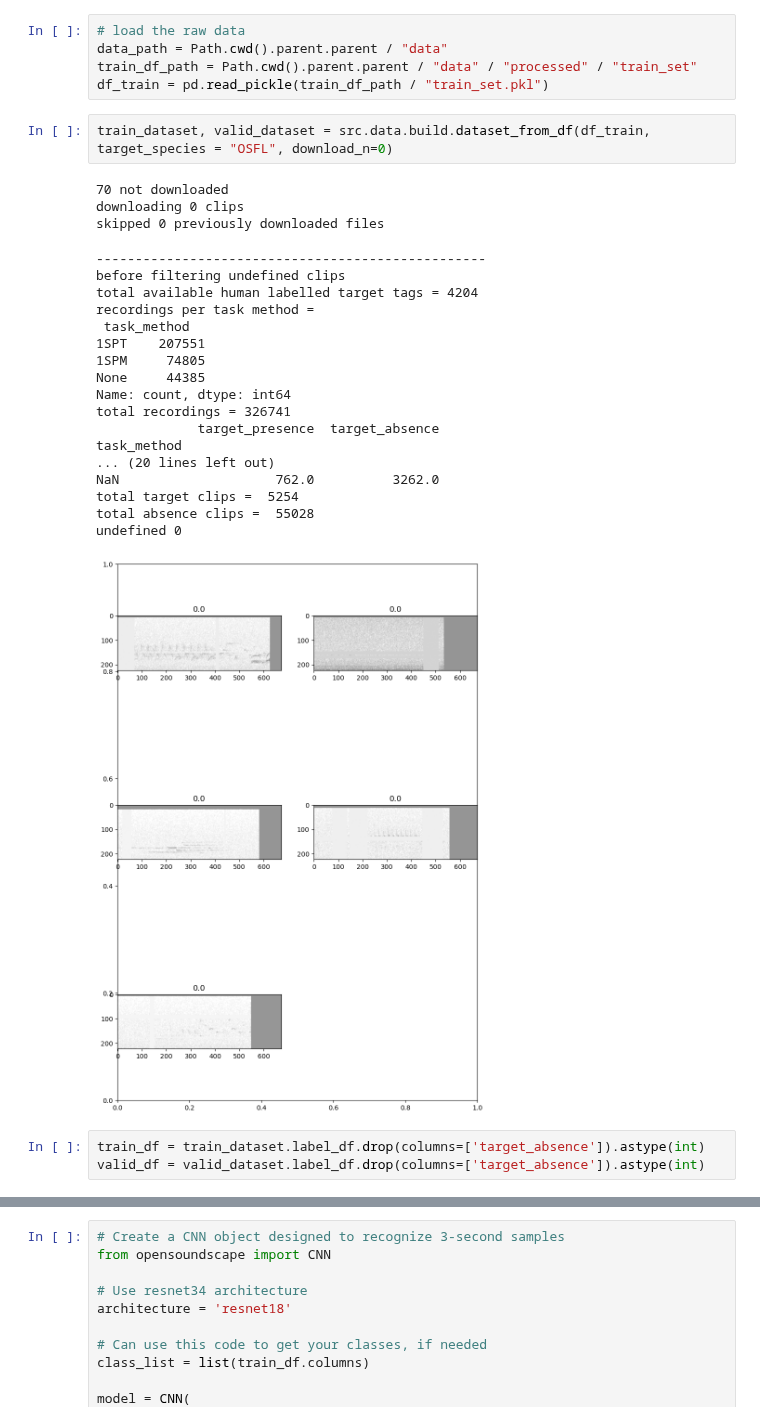
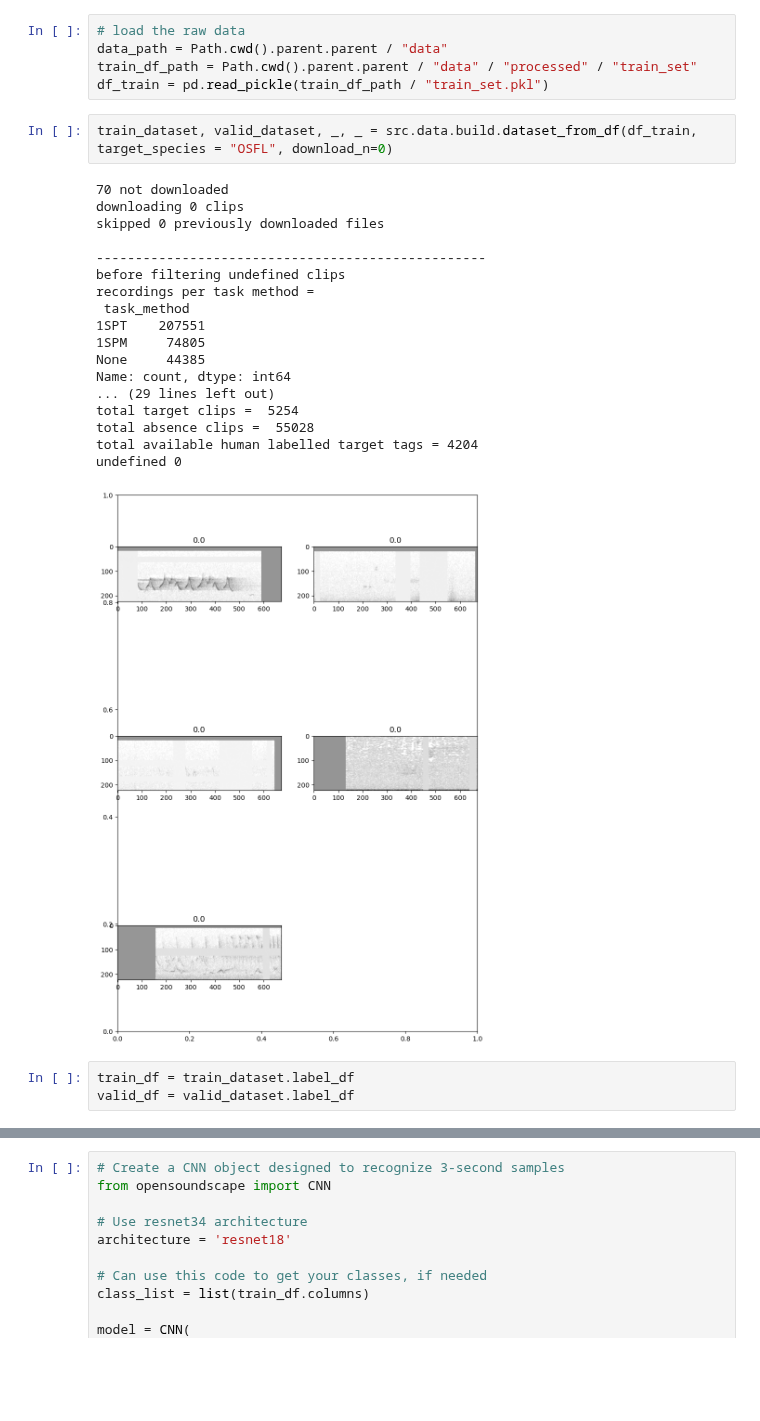
Before and after one commit to Mgallimore88/osfl_cnn_recognizer, a Jupyter notebook: notebooks/exploratory_nbs/1.15-mjg-osfl-try-opso-training-cycle.ipynb, the cells around one changed output, grey strips where cells are left out. Drawn from its saved outputs; the diff is of its cells as text; blank space fills up the shorter version.

```diff
--- a/notebooks/exploratory_nbs/1.15-mjg-osfl-try-opso-training-cycle.ipynb
+++ b/notebooks/exploratory_nbs/1.15-mjg-osfl-try-opso-training-cycle.ipynb
@@ -53,29 +35,26 @@ data_path = Path.cwd().parent.parent / "data"
 train_df_path = Path.cwd().parent.parent / "data" / "processed" / "train_set"
 df_train = pd.read_pickle(train_df_path / "train_set.pkl")
 # %%
-train_dataset, valid_dataset = src.data.build.dataset_from_df(df_train, target_species = "OSFL", download_n=0)
+train_dataset, valid_dataset, _, _ = src.data.build.dataset_from_df(df_train, target_species = "OSFL", download_n=0)
 # %% [output]
 70 not downloaded
 downloading 0 clips
 skipped 0 previously downloaded files
+
+--------------------------------------------------
+before filtering undefined clips
+recordings per task method =
+ task_method
+1SPT    207551
+1SPM     74805
+None     44385
+Name: count, dtype: int64
+... (29 lines left out)
+total target clips =  5254
+total absence clips =  55028
+total available human labelled target tags = 4204
+undefined 0
---------------------------------------------------
-before filtering undefined clips
-total available human labelled target tags = 4204
-recordings per task method =
- task_method
-1SPT    207551
-1SPM     74805
-None     44385
-Name: count, dtype: int64
-total recordings = 326741
-             target_presence  target_absence
-task_method
-... (20 lines left out)
-NaN                    762.0          3262.0
-total target clips =  5254
-total absence clips =  55028
-undefined 0
-[figure, old version]
+[figure, new version]
 # %%
-train_df = train_dataset.label_df.drop(columns=['target_absence']).astype(int)
-valid_df = valid_dataset.label_df.drop(columns=['target_absence']).astype(int)
+train_df = train_dataset.label_df
+valid_df = valid_dataset.label_df
```
Also changed, not shown: parts of 10 cells of this notebook.
